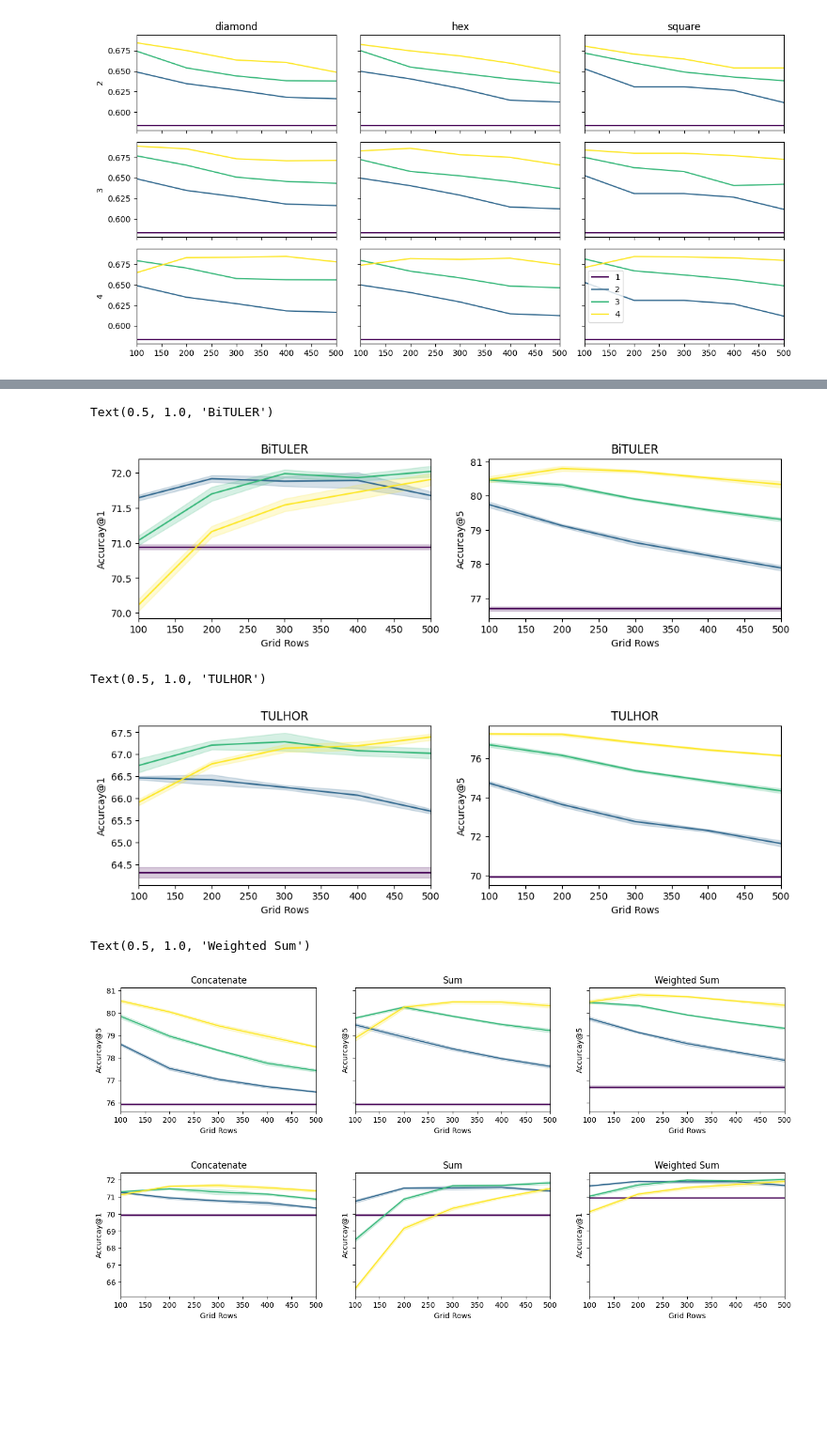
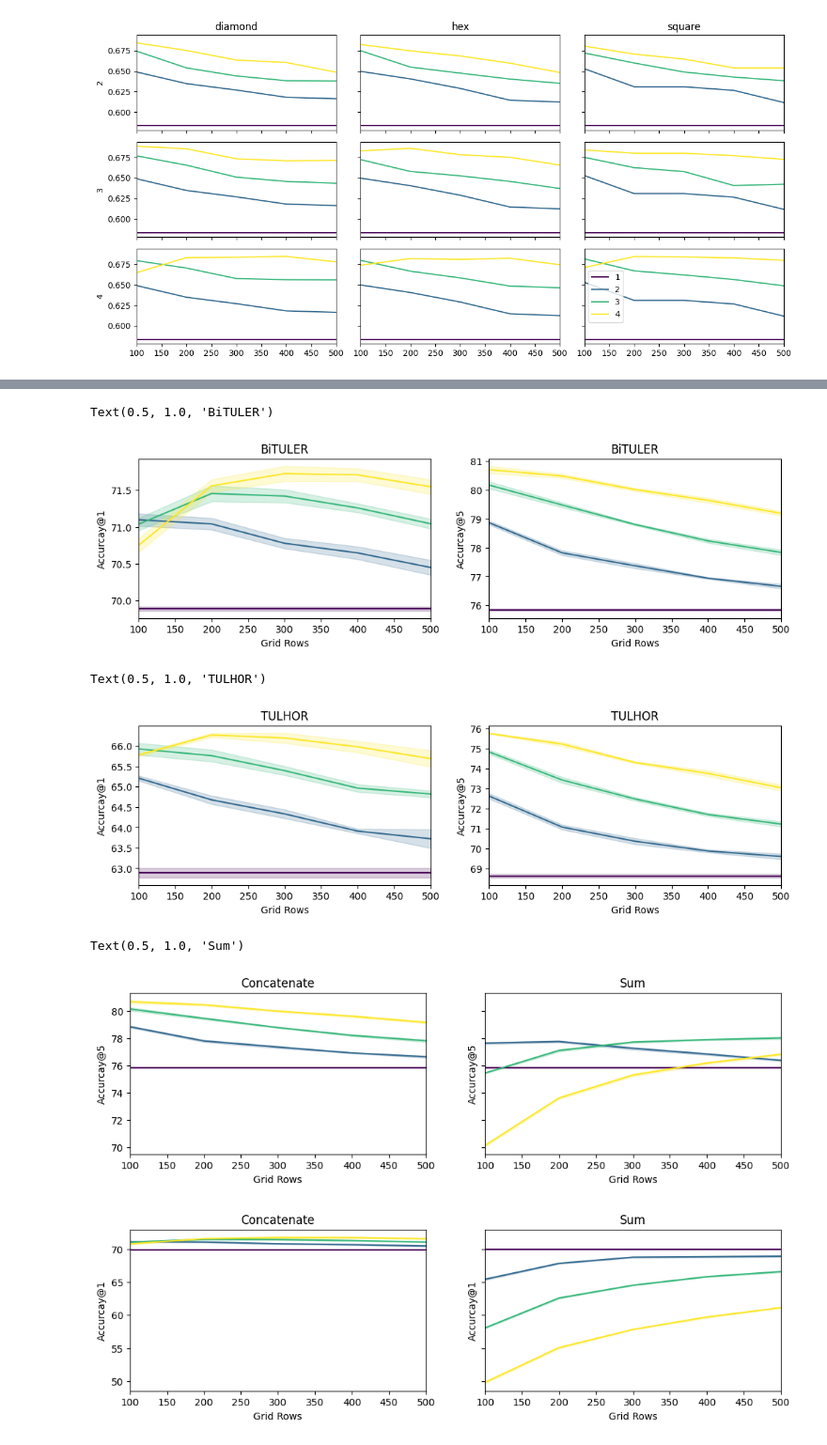
Before and after one commit to lucasczz/MiLES, a Jupyter notebook: notebooks/discretization.ipynb, the cells around one changed output, grey strips where cells are left out. Shown: that part at 94% size. Saved outputs shown, nothing was run; the diff lists cells and outputs as text; code cells hidden in the pictures; blank space fills up the shorter version.

```diff
--- a/notebooks/discretization.ipynb
+++ b/notebooks/discretization.ipynb
@@ -4,7 +4,6 @@ import numpy as np
 import matplotlib.pyplot as plt
 from src.data.metrics import get_metrics
 # %%
-df = pd.read_json("../reports/discretization_tune_grid_cat.jsonl", lines=True)
-df = df[df['grow_factor'] < 5]
+df = pd.read_json("../reports/discretization_grid_tune.jsonl", lines=True)
 get_metrics(df, ['top_1_accuracy', "top_5_accuracy", 'macro_f1'])
 # %%
@@ -115,7 +111,3 @@ df_mean.loc[idcs_max][
 # %%
-df = pd.read_json("/home/cazzonelli/Documents/trajectory-forecasting/reports/discretization_grid_new.jsonl", lines=True, orient='records', nrows=7)
+df = pd.read_json("/home/cazzonelli/Documents/trajectory-forecasting/reports/discretization_grid.jsonl", lines=True, orient='records')
 get_metrics(df, metrics=["top_1_accuracy", "top_5_accuracy", "macro_f1"])
-# %%
-df.loc[df['loc_levels'] == 1, 'aggregation_mode'] = 'grow'
-# %%
-df.loc[(df['loc_levels'] == 2) & (df['model_cls'] == "TULHOR"), 'aggregation_mode'] = 'grow'
@@ -129,7 +114,7 @@ df.to_json("../reports/discretization_grid.jsonl", orient='records', lines=True,
 # %%
 # Plot grouped discretization, weighted sum aggregation
 df_plot = df[
-    (df["embedding_type"] == "lookup_weighted_sum") & (df["aggregation_mode"] == "grow")
+    (df["embedding_type"] == "lookup_concat") & (df["aggregation_mode"] == "grow")
 ]
 df_plot.loc[:, ["top_1_accuracy", 'top_5_accuracy']] *= 100
 fig, axs = plt.subplots(ncols=2, figsize=(12, 3), sharex=True)
@@ -147,11 +132,11 @@ axs[0].set_title("BiTULER")
 axs[1].set_title("BiTULER")
 # %% [output]
 Text(0.5, 1.0, 'BiTULER')
-[figure, old version]
+[figure, new version]
 # %%
 # Plot TULHOR Results
 df_plot = df[
-    (df["embedding_type"] == "lookup_weighted_sum") & (df["aggregation_mode"] == "grow")
+    (df["embedding_type"] == "lookup_concat") & (df["aggregation_mode"] == "grow")
 ]
 df_plot.loc[:, ["top_1_accuracy", 'top_5_accuracy']] *= 100
 fig, axs = plt.subplots(ncols=2, figsize=(12, 3), sharex=True)
@@ -169,49 +154,47 @@ axs[0].set_title("TULHOR")
 axs[1].set_title("TULHOR")
 # %% [output]
 Text(0.5, 1.0, 'TULHOR')
-[figure, old version]
+[figure, new version]
 # %%
 # Plot results for different embedding aggregation approaches
 df_plot = df[(df["aggregation_mode"] == "grow")]
 df_plot.loc[:, ["top_1_accuracy", "top_5_accuracy"]] *= 100
 
-fig, axs = plt.subplots(ncols=3, figsize=(16, 3), sharex=True, sharey=True)
-embedding_types = ["lookup_concat", "lookup_sum", "lookup_weighted_sum"]
+fig, axs = plt.subplots(ncols=2, figsize=(12, 3), sharex=True, sharey=True)
+embedding_types = ["lookup_concat", "lookup_sum" ]
 for ax, embedding_type in zip(axs, embedding_types):
     df_type = df_plot[df_plot["embedding_type"] == embedding_type]
     make_discretization_row_plot(
         df_type,
         model="BiTULER",
         metric="top_5_accuracy",
         ax=ax,
     )
     ax.set_ylabel("Accurcay@5")
     ax.set_xlabel("Grid Rows")
 
 axs[0].set_title("Concatenate")
 axs[1].set_title("Sum")
-axs[2].set_title("Weighted Sum")
 
 df_plot = df[(df["aggregation_mode"] == "grow")]
 df_plot.loc[:, ["top_1_accuracy", "top_5_accuracy"]] *= 100
 
-fig, axs = plt.subplots(ncols=3, figsize=(16, 3), sharex=True, sharey=True)
-embedding_types = ["lookup_concat", "lookup_sum", "lookup_weighted_sum"]
+fig, axs = plt.subplots(ncols=2, figsize=(12, 3), sharex=True, sharey=True)
+embedding_types = ["lookup_concat", "lookup_sum"]
 for ax, embedding_type in zip(axs, embedding_types):
     df_type = df_plot[df_plot["embedding_type"] == embedding_type]
     make_discretization_row_plot(
         df_type,
         model="BiTULER",
         metric="top_1_accuracy",
         ax=ax,
     )
     ax.set_ylabel("Accurcay@1")
     ax.set_xlabel("Grid Rows")
 
 axs[0].set_title("Concatenate")
 axs[1].set_title("Sum")
-axs[2].set_title("Weighted Sum")
 # %% [output]
-Text(0.5, 1.0, 'Weighted Sum')
+Text(0.5, 1.0, 'Sum')
-[figure, old version]
+[figure, new version]
-[figure, old version]
+[figure, new version]
```
Also changed, not shown: parts of 4 cells of this notebook, 21 other files.
